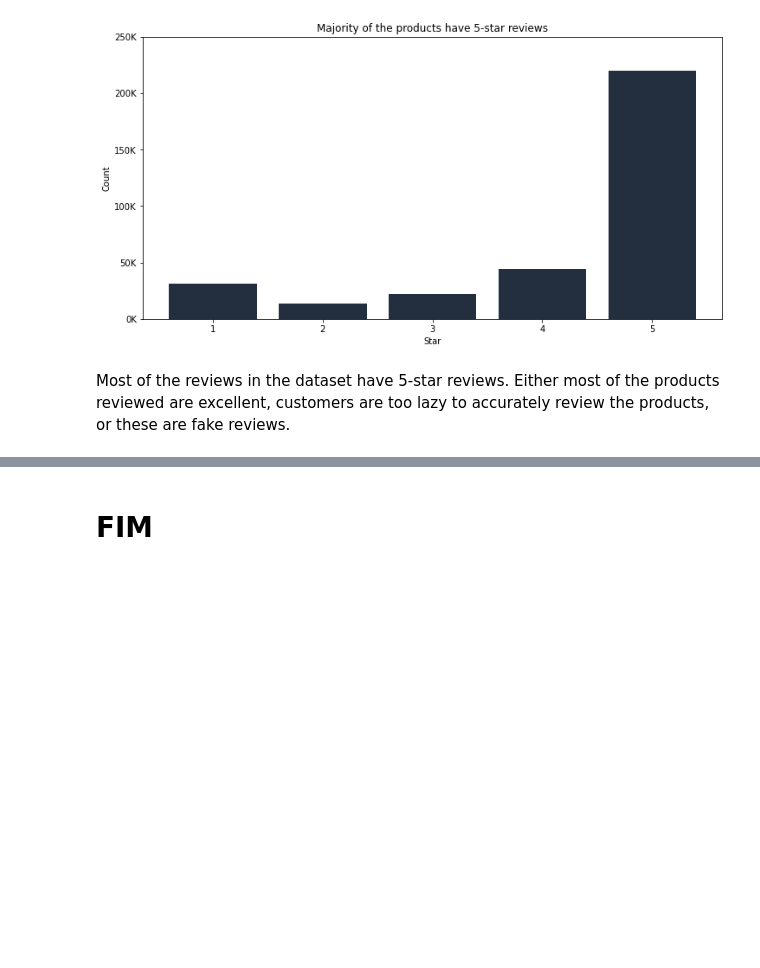
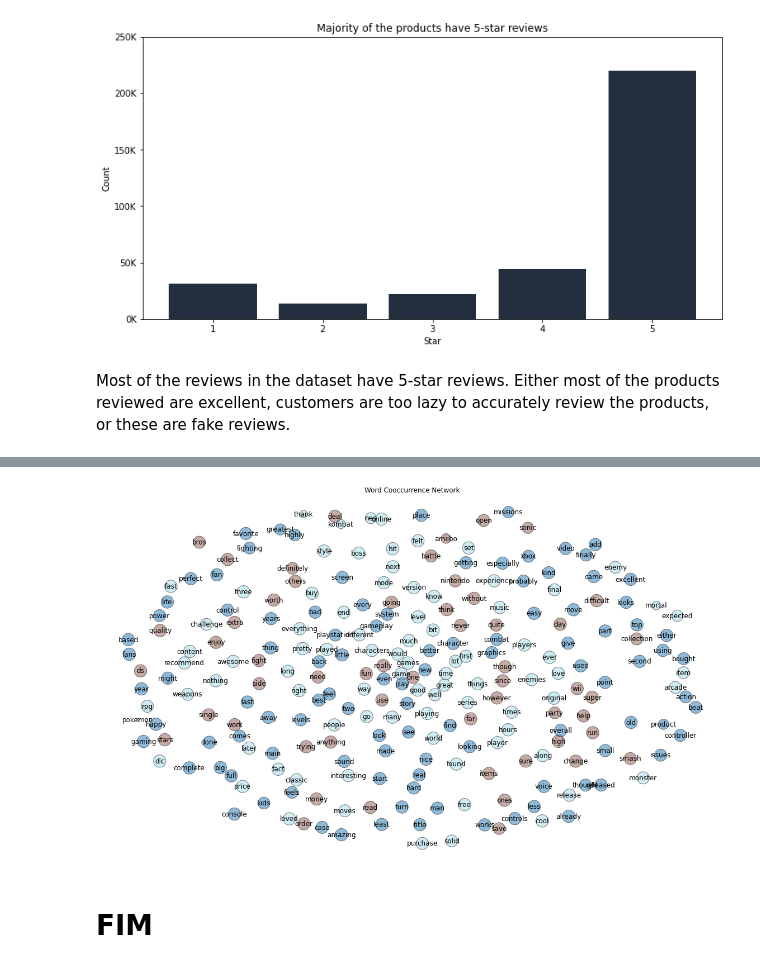
Before and after one commit to abeljoshua20/Amazon-Customer-Review-Network-Analysis, a Jupyter notebook: Final Project.ipynb, the cells around one changed output, grey strips where cells are left out. Cells and saved outputs as stored; diff of their text form; code cells hidden in the pictures; blank space fills up the shorter version.

Commit message:
With customer network

```diff
--- a/Final Project.ipynb
+++ b/Final Project.ipynb
@@ -385,0 +363,4 @@ Most of the reviews in the dataset have 5-star reviews. Either most of the produ
+# %%
+df_words_edges = pd.DataFrame(edges, columns =['source', 'target', 'weight'])
+df_words_edges.to_csv('words_edges_200.csv')
+df_words_edges = pd.read_csv('words_edges_200.csv', index_col=0)
@@ -385,0 +369,5 @@ Most of the reviews in the dataset have 5-star reviews. Either most of the produ
+# %%
+review_G = nx.from_pandas_edgelist(df_words_edges, source='source',
+                                       target='target', edge_attr='weight')
+review_G_prop = NetworkProperties(review_G)
+print(review_G_prop)
@@ -386,3 +388,22 @@ Most of the reviews in the dataset have 5-star reviews. Either most of the produ
+# %%
+lm = LouvainMethod()
+lm_result = lm.fit_transform(review_G)
+# %%
+fig, ax = plt.subplots(figsize=(20, 12));
+pos = nx.fruchterman_reingold_layout(review_G, k=13, seed=11)
+node_size = NodeSizeScaler(
+    min_size=30, max_size=500).fit_transform(review_G)
+
+nx.draw_networkx_nodes(review_G, pos, node_size=node_size, cmap='tab20',
+                       alpha=0.5,
+                       node_color=lm_result,
+                       edgecolors='black', ax=ax)
+nx.draw_networkx_labels(review_G, pos, ax=ax)
+ax.axis('off');
+ax.set_title('Word Cooccurrence Network');
+plt.show();
+# %% [output]
+[figure, added]
 # %% [markdown]
 # FIM
 # %% [markdown]
```
Also changed, not shown: parts of 58 cells of this notebook.
